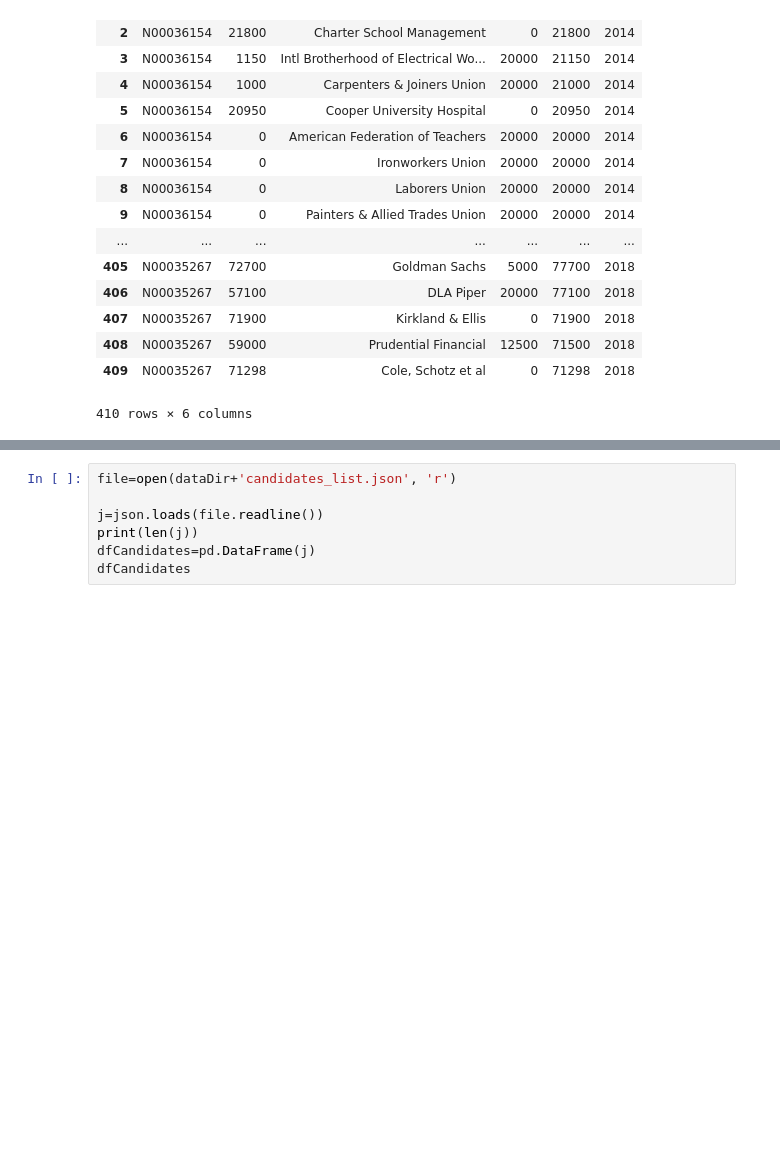
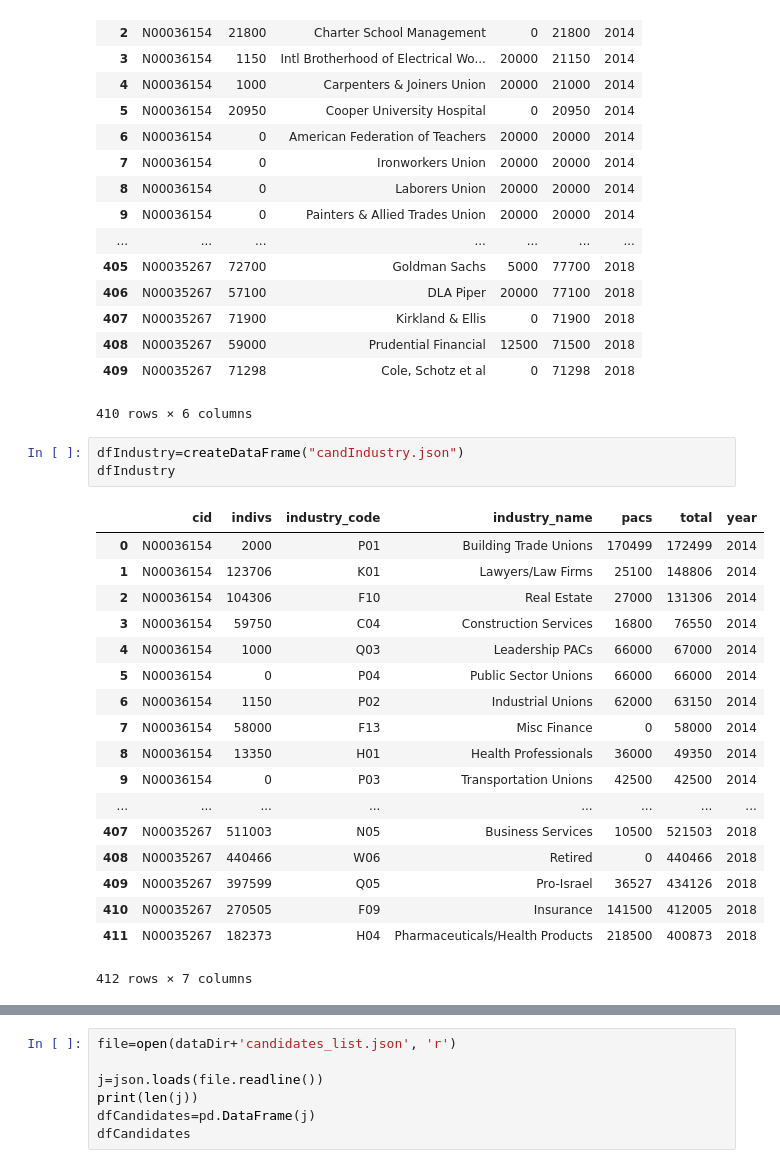
Before and after one commit to shoshievass/LobbyNetworks, a Jupyter notebook: readData.ipynb, the cells around one changed output, grey strips where cells are left out. Cells and saved outputs as stored; diff of their text form; blank space fills up the shorter version.

```diff
--- a/readData.ipynb
+++ b/readData.ipynb
@@ -147,3 +147,25 @@ dfContrib
 | 408 | N00035267 | 59000 | Prudential Financial | 12500 | 71500 | 2018 |
 | 409 | N00035267 | 71298 | Cole, Schotz et al | 0 | 71298 | 2018 |
 410 rows × 6 columns
+# %%
+dfIndustry=createDataFrame("candIndustry.json")
+dfIndustry
+# %% [output]
+|  | cid | indivs | industry_code | industry_name | pacs | total | year |
+| 0 | N00036154 | 2000 | P01 | Building Trade Unions | 170499 | 172499 | 2014 |
+| 1 | N00036154 | 123706 | K01 | Lawyers/Law Firms | 25100 | 148806 | 2014 |
+| 2 | N00036154 | 104306 | F10 | Real Estate | 27000 | 131306 | 2014 |
+| 3 | N00036154 | 59750 | C04 | Construction Services | 16800 | 76550 | 2014 |
+| 4 | N00036154 | 1000 | Q03 | Leadership PACs | 66000 | 67000 | 2014 |
+| 5 | N00036154 | 0 | P04 | Public Sector Unions | 66000 | 66000 | 2014 |
+| 6 | N00036154 | 1150 | P02 | Industrial Unions | 62000 | 63150 | 2014 |
+| 7 | N00036154 | 58000 | F13 | Misc Finance | 0 | 58000 | 2014 |
+| 8 | N00036154 | 13350 | H01 | Health Professionals | 36000 | 49350 | 2014 |
+| 9 | N00036154 | 0 | P03 | Transportation Unions | 42500 | 42500 | 2014 |
+| ... | ... | ... | ... | ... | ... | ... | ... |
+| 407 | N00035267 | 511003 | N05 | Business Services | 10500 | 521503 | 2018 |
+| 408 | N00035267 | 440466 | W06 | Retired | 0 | 440466 | 2018 |
+| 409 | N00035267 | 397599 | Q05 | Pro-Israel | 36527 | 434126 | 2018 |
+| 410 | N00035267 | 270505 | F09 | Insurance | 141500 | 412005 | 2018 |
+| 411 | N00035267 | 182373 | H04 | Pharmaceuticals/Health Products | 218500 | 400873 | 2018 |
+412 rows × 7 columns
```
Also changed, not shown: parts of 13 cells of this notebook.
